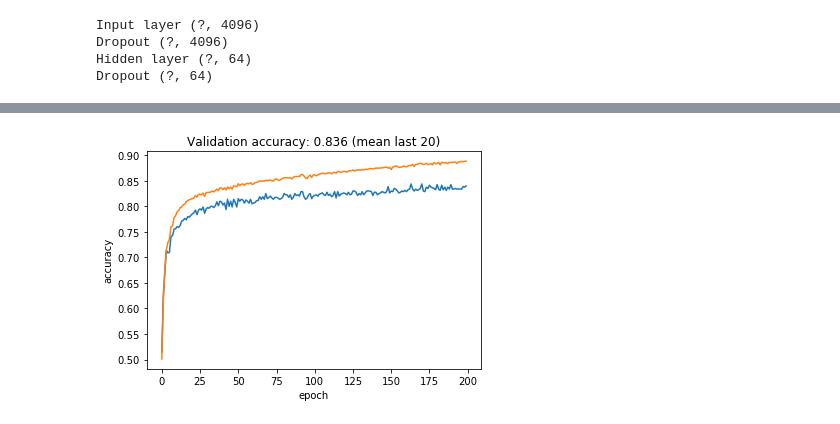
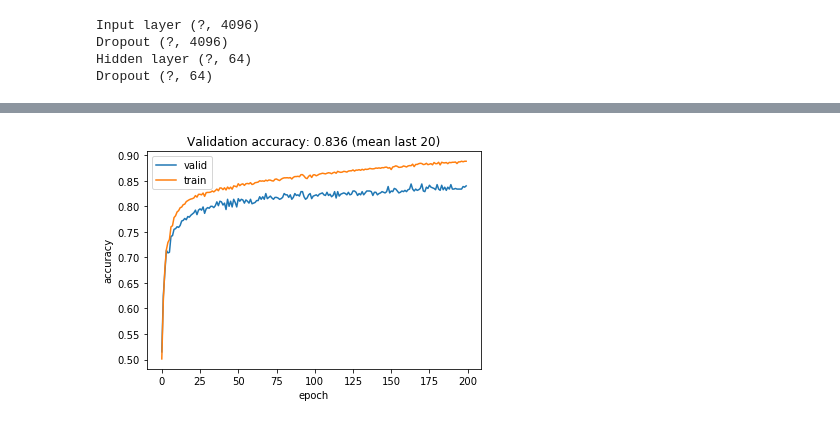
Before and after one commit to petrum01/exts-aml3, a Jupyter notebook: Multilayer fully-connected network.ipynb, the cells around one changed output, grey strips where cells are left out. Drawn from its saved outputs; the diff is of its cells as text; code cells hidden in the pictures.

```diff
--- a/Multilayer fully-connected network.ipynb
+++ b/Multilayer fully-connected network.ipynb
@@ -157,6 +157,7 @@ Hidden layer (?, 64)
 Dropout (?, 64)
 # %%
 %%time
+
 # Train network
 
 # Validation accuracy
@@ -209,9 +210,9 @@ with tf.Session(graph=graph) as sess:
         ))
 
     # Evaluate test accuracy
-    test_acc = sess.run(accuracy, feed_dict={X: X_te, y: y_te})
+    test_acc_net = sess.run(accuracy, feed_dict={X: X_te, y: y_te})
 
-    print('Accuracy of our Network on the test set: {:.3f}'.format(test_acc))
+    print('Accuracy of our Network on the test set: {:.3f}'.format(test_acc_net))
     print('Accuracy of our Network on the validation set: {:.3f}'.format(valid_acc))
 
     # Weights of the hidden layer
@@ -238,15 +239,16 @@ Wall time: 53.9 s
 # %%
 %matplotlib inline
 import matplotlib.pyplot as plt
 
 # Plot accuracy values
-plt.plot(valid_acc_values)
-plt.plot(train_acc_values)
+plt.plot(valid_acc_values,label='valid')
+plt.plot(train_acc_values, label='train')
 plt.title('Validation accuracy: {:.3f} (mean last 20)'.format(
     np.mean(valid_acc_values[-20:])
 ))
 plt.xlabel('epoch')
 plt.ylabel('accuracy')
+plt.legend()
 plt.show()
 # %% [output]
-[figure, old version]
+[figure, new version]
```
Also changed, not shown: parts of 2 cells of this notebook, 6 other files.
